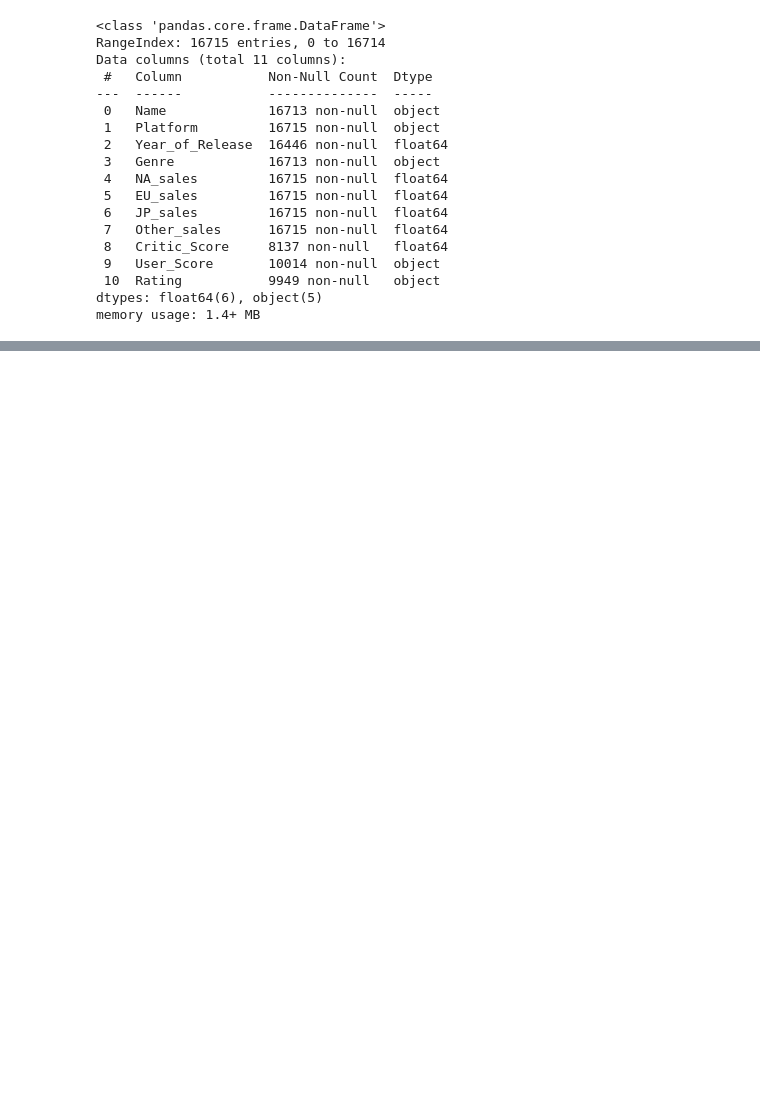
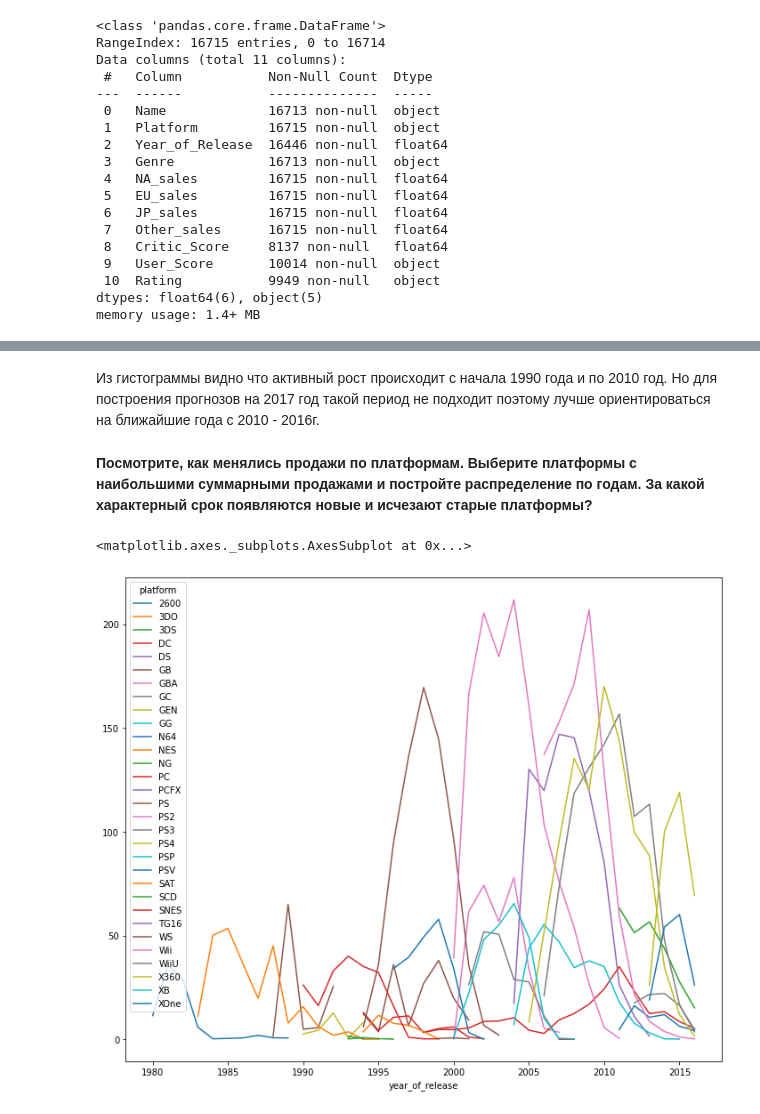
Before and after one commit to kozyreviva/Data_Science, a Jupyter notebook: Сборный_проект_1_.ipynb, the cells around one changed output, grey strips where cells are left out. Drawn from its saved outputs; the diff is of its cells as text; code cells hidden in the pictures; blank space fills up the shorter version.

```diff
--- a/Сборный_проект_1_.ipynb
+++ b/Сборный_проект_1_.ipynb
@@ -46,0 +253,13 @@ df.columns = df.columns.str.lower()
+# %% [markdown]
+Из гистограммы видно что активный рост происходит с начала 1990 года и по 2010 год. Но для построения прогнозов на 2017 год такой период не подходит поэтому лучше ориентироваться на ближайшие года с 2010 - 2016г.
+# %% [markdown]
+**Посмотрите, как менялись продажи по платформам. Выберите платформы с
+наибольшими суммарными продажами и постройте распределение по годам.
+За какой характерный срок появляются новые и исчезают старые платформы?**
+# %%
+platform_df = df.pivot_table(index = "year_of_release", columns = "platform",values = "global_sales", aggfunc = sum)
+# %%
+platform_df.plot(figsize = (12,10))
+# %% [output]
+<matplotlib.axes._subplots.AxesSubplot at 0x...>
+[figure, added]
```
Also changed, not shown: parts of 44 cells of this notebook.
